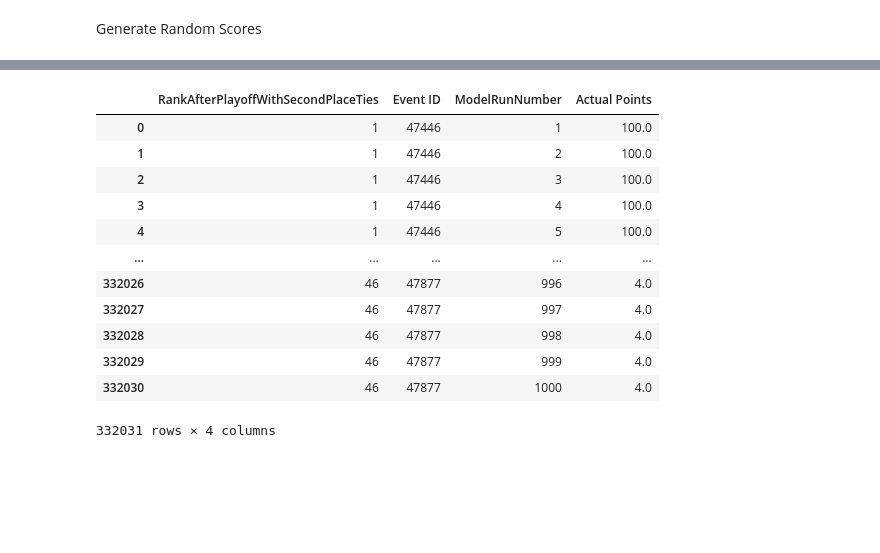
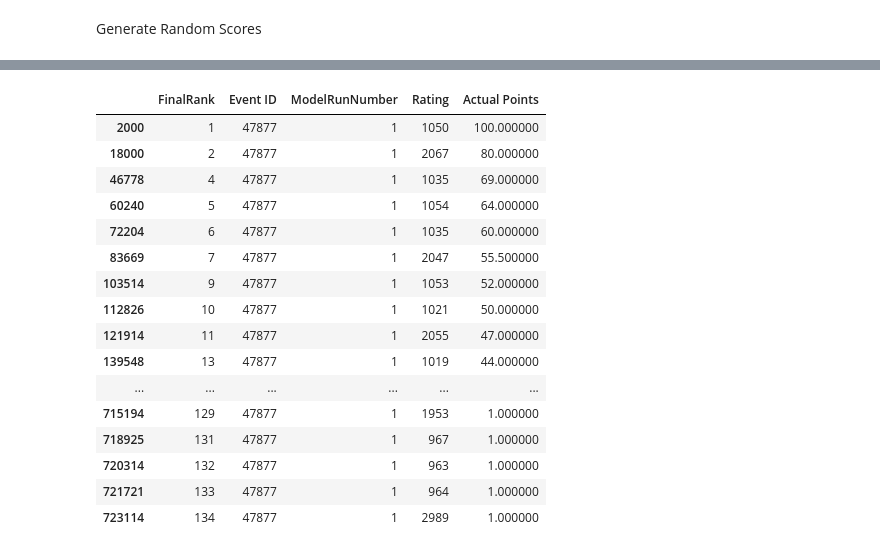
Before and after one commit to dgoodenough/discgolf, a Jupyter notebook: DGPTModel.ipynb, the cells around one changed output, grey strips where cells are left out. Drawn from its saved outputs; the diff is of its cells as text; code cells hidden in the pictures; blank space fills up the shorter version.

```diff
--- a/DGPTModel.ipynb
+++ b/DGPTModel.ipynb
@@ -107,15 +136,13 @@ eventplayereventratings['ModelRunNumber'] = eventplayereventratings.ModelRunNumb
 # %%
 eventplayereventratings['EventRankBeforePlayoff'] = eventplayereventratings.groupby(['Event ID','ModelRunNumber'])['RandomScores'].rank(method='min')
-eventplayereventratings['EventRankForPoints'] = eventplayereventratings.groupby(['Event ID','ModelRunNumber'])['RandomScores'].rank(method='first')
 eventplayereventratings['EventRankBeforePlayoff'] = eventplayereventratings.EventRankBeforePlayoff.astype(int)
-eventplayereventratings['EventRankForPoints'] = eventplayereventratings.EventRankForPoints.astype(int)
 
 ###Ridiculous amount of code to break ties in playoffs. Two things it should do that it doesn't : account for strength of player, account for the low % chance that a playoff can't occur
 number_of_ties_before_playoff = eventplayereventratings.groupby(['EventRankBeforePlayoff','Event ID','ModelRunNumber'],as_index=False)['EventRankBeforePlayoff'].size()
 first_place_ties = pd.merge(eventplayereventratings,number_of_ties_before_playoff, on = ['Event ID','EventRankBeforePlayoff','ModelRunNumber'],how = 'right')
 first_place_ties = first_place_ties[first_place_ties['size']>1]
 first_place_ties = first_place_ties[first_place_ties['EventRankBeforePlayoff']==1]
-first_place_ties = first_place_ties.drop(['Event Date','EventLength','Time to Event Number','Event Mean Regression','Rating_x','StdDev','Rating_y','Single Round Expected Score','RandomScores','EventRankForPoints','Event Name','EventType','Today','Time to Event','Name'], axis = 1)
+first_place_ties = first_place_ties.drop(['Event Date','EventLength','Time to Event Number','Event Mean Regression','Rating_x','StdDev','Rating_y','Single Round Expected Score','RandomScores','Event Name','EventType','Today','Time to Event','Name'], axis = 1)
 first_place_ties['Random'] = np.random.rand(len(first_place_ties.index))
 first_place_ties['RankAfterPlayoff']= first_place_ties.groupby(['Event ID','ModelRunNumber'])['Random'].rank(method='first')
 first_place_ties['RankAfterPlayoff'] = first_place_ties.RankAfterPlayoff.astype(int)
@@ -123,4 +150,4 @@ first_place_ties['RankAfterPlayoffWithSecondPlaceTies']= first_place_ties['RankA
 first_place_ties['RankAfterPlayoffWithSecondPlaceTies'] = np.where((first_place_ties.RankAfterPlayoff >= 2),2,first_place_ties.RankAfterPlayoffWithSecondPlaceTies)
 first_place_ties = first_place_ties.drop(['EventRankBeforePlayoff','Random','RankAfterPlayoff','size'], axis = 1)
 
-###first_place_ties
+first_place_ties
@@ -128,16 +169,3 @@ first_place_ties = first_place_ties.drop(['EventRankBeforePlayoff','Random','Ran
 eventplayereventratings = pd.merge(eventplayereventratings,first_place_ties, on = ['Event ID','PDGANumber','ModelRunNumber'],how = 'outer')
 eventplayereventratings.RankAfterPlayoffWithSecondPlaceTies.fillna(eventplayereventratings.EventRankBeforePlayoff, inplace = True)
 eventplayereventratings['RankAfterPlayoffWithSecondPlaceTies'] = eventplayereventratings.RankAfterPlayoffWithSecondPlaceTies.astype(int)
-# %%
-###find the number of ties
-number_of_ties = eventplayereventratings.groupby(['RankAfterPlayoffWithSecondPlaceTies','Event ID','ModelRunNumber'],as_index=False)['RankAfterPlayoffWithSecondPlaceTies'].size()
-number_of_ties.rename(columns = {'size':'NumberOfTies'}, inplace = True)
-###merge the number of ties back into the thing
-eventplayereventratings = pd.merge(eventplayereventratings,number_of_ties, on = ['Event ID','RankAfterPlayoffWithSecondPlaceTies','ModelRunNumber'],how = 'right')
-###eventplayereventratings
-###number_of_ties
-
-### calculate points for each run
-eventplayereventratings = pd.merge(eventplayereventratings,pointsLogic, on = 'EventRankForPoints',how = 'left')
-eventplayereventratings = eventplayereventratings.drop(['Rating_x','EventRankBeforePlayoff','EventRankForPoints','StdDev','Today','Time to Event','Rating_y'], axis = 1)
-eventplayereventratings
@@ -157,0 +172,21 @@ eventplayereventratings
+# %%
+
+
+### calculate points for each run
+eventplayereventratings = pd.merge(eventplayereventratings,eventplayers, on = ['Event ID','PDGANumber','Name'],how = 'left')
+eventplayereventratings = eventplayereventratings.drop(['Rating_x','EventRankBeforePlayoff','StdDev','Today','Time to Event','Rating_y'], axis = 1)
+eventplayereventratings.FinalRank = np.where(eventplayereventratings.FinalRank.isnull(),eventplayereventratings.RankAfterPlayoffWithSecondPlaceTies,eventplayereventratings.FinalRank)
+eventplayereventratings['EventRankForPoints'] = eventplayereventratings.groupby(['Event ID','ModelRunNumber'])['FinalRank'].rank(method='first')
+eventplayereventratings['EventRankForPoints'] = eventplayereventratings.EventRankForPoints.astype(int)
+eventplayereventratings = pd.merge(eventplayereventratings,pointsLogic, on = 'EventRankForPoints',how = 'left')
+eventplayereventratings = eventplayereventratings.drop(['EventRankForPoints'], axis = 1)
+
+eventplayereventratings = eventplayereventratings.drop(['RankAfterPlayoffWithSecondPlaceTies'], axis = 1)
+eventplayereventratings['FinalRank'] = eventplayereventratings.FinalRank.astype(int)
+###find the number of ties
+number_of_ties = eventplayereventratings.groupby(['FinalRank','Event ID','ModelRunNumber'],as_index=False)['FinalRank'].size()
+number_of_ties.rename(columns = {'size':'NumberOfTies'}, inplace = True)
+###merge the number of ties back into the thing
+eventplayereventratings = pd.merge(eventplayereventratings,number_of_ties, on = ['Event ID','FinalRank','ModelRunNumber'],how = 'right')
+
+eventplayereventratings
@@ -158,23 +207,27 @@ eventplayereventratings
 # %%
 #Calculate Points for Ties
-tiePoints = eventplayereventratings.groupby(['RankAfterPlayoffWithSecondPlaceTies','Event ID','EventType','ModelRunNumber','NumberOfTies'],as_index=False).sum()
+tiePoints = eventplayereventratings.groupby(['FinalRank','Event ID','EventType','ModelRunNumber','NumberOfTies'],as_index=False).sum()
 tiePoints = tiePoints.drop(['EventLength','Time to Event Number','Event Mean Regression','PDGANumber','Single Round Expected Score','RandomScores'], axis = 1)
 tiePoints['Actual Points'] = tiePoints['Points']/tiePoints['NumberOfTies']
 tiePoints['Actual Points'] = np.where(tiePoints['EventType'] == 'Silver', tiePoints['Actual Points']/4,tiePoints['Actual Points'])
 tiePoints = tiePoints.drop(['Points','NumberOfTies','EventType'], axis = 1)
-tiePoints
+tiePoints.query('ModelRunNumber == "1" and `Event ID` == "47877"')
 # %% [output]
-|  | RankAfterPlayoffWithSecondPlaceTies | Event ID | ModelRunNumber | Actual Points |
-| 0 | 1 | 47446 | 1 | 100.0 |
-| 1 | 1 | 47446 | 2 | 100.0 |
-| 2 | 1 | 47446 | 3 | 100.0 |
-| 3 | 1 | 47446 | 4 | 100.0 |
-| 4 | 1 | 47446 | 5 | 100.0 |
-| ... | ... | ... | ... | ... |
-| 332026 | 46 | 47877 | 996 | 4.0 |
-| 332027 | 46 | 47877 | 997 | 4.0 |
-| 332028 | 46 | 47877 | 998 | 4.0 |
-| 332029 | 46 | 47877 | 999 | 4.0 |
-| 332030 | 46 | 47877 | 1000 | 4.0 |
+|  | FinalRank | Event ID | ModelRunNumber | Rating | Actual Points |
+| 2000 | 1 | 47877 | 1 | 1050 | 100.000000 |
+| 18000 | 2 | 47877 | 1 | 2067 | 80.000000 |
+| 46778 | 4 | 47877 | 1 | 1035 | 69.000000 |
+| 60240 | 5 | 47877 | 1 | 1054 | 64.000000 |
+| 72204 | 6 | 47877 | 1 | 1035 | 60.000000 |
+| 83669 | 7 | 47877 | 1 | 2047 | 55.500000 |
+| 103514 | 9 | 47877 | 1 | 1053 | 52.000000 |
+| 112826 | 10 | 47877 | 1 | 1021 | 50.000000 |
+| 121914 | 11 | 47877 | 1 | 2055 | 47.000000 |
+| 139548 | 13 | 47877 | 1 | 1019 | 44.000000 |
+| ... | ... | ... | ... | ... | ... |
+| 715194 | 129 | 47877 | 1 | 1953 | 1.000000 |
+| 718925 | 131 | 47877 | 1 | 967 | 1.000000 |
+| 720314 | 132 | 47877 | 1 | 963 | 1.000000 |
+| 721721 | 133 | 47877 | 1 | 964 | 1.000000 |
+| 723114 | 134 | 47877 | 1 | 2989 | 1.000000 |
-332031 rows × 4 columns
 # %%
```
Also changed, not shown: parts of 14 cells of this notebook, 8 other files.
